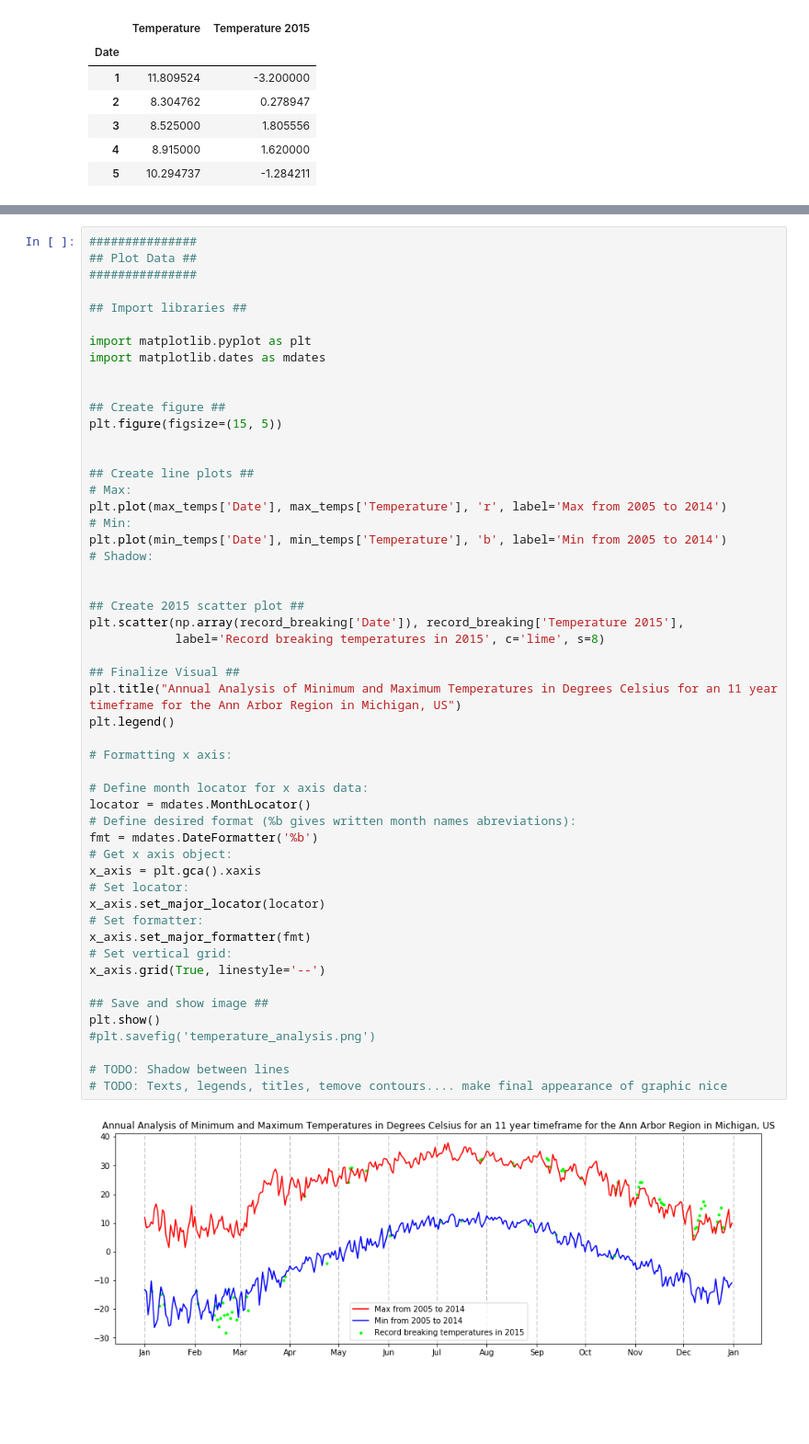
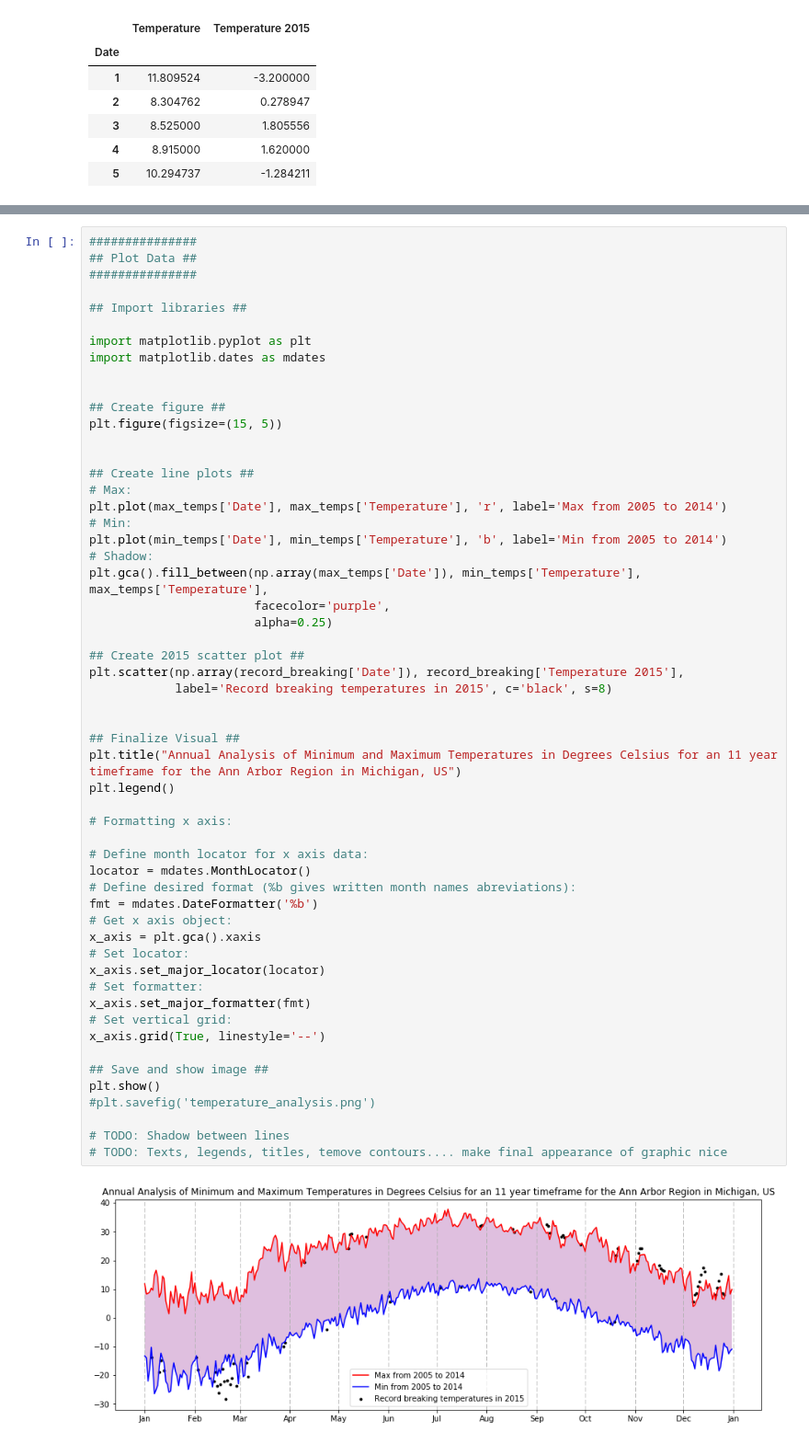
Before and after one commit to AndresColognesi/DS_DataVizProjects, a Jupyter notebook: A2_WeatherData/Assignment2.ipynb, the cells around one changed output, grey strips where cells are left out. Shown: that part at 92% size. Drawn from its saved outputs; the diff is of its cells as text; blank space fills up the shorter version.

Commit message:
feat: Add shadow between curves and change scatter color

```diff
--- a/A2_WeatherData/Assignment2.ipynb
+++ b/A2_WeatherData/Assignment2.ipynb
@@ -191,36 +191,39 @@ plt.plot(max_temps['Date'], max_temps['Temperature'], 'r', label='Max from 2005
 # Min:
 plt.plot(min_temps['Date'], min_temps['Temperature'], 'b', label='Min from 2005 to 2014')
 # Shadow:
-
+plt.gca().fill_between(np.array(max_temps['Date']), min_temps['Temperature'], max_temps['Temperature'],
+                       facecolor='purple',
+                       alpha=0.25)
 
 ## Create 2015 scatter plot ##
 plt.scatter(np.array(record_breaking['Date']), record_breaking['Temperature 2015'],
-            label='Record breaking temperatures in 2015', c='lime', s=8)
+            label='Record breaking temperatures in 2015', c='black', s=8)
+
 
 ## Finalize Visual ##
 plt.title("Annual Analysis of Minimum and Maximum Temperatures in Degrees Celsius for an 11 year timeframe for the Ann Arbor Region in Michigan, US")
 plt.legend()
 
 # Formatting x axis:
 
 # Define month locator for x axis data:
 locator = mdates.MonthLocator()
 # Define desired format (%b gives written month names abreviations):
 fmt = mdates.DateFormatter('%b')
 # Get x axis object:
 x_axis = plt.gca().xaxis
 # Set locator:
 x_axis.set_major_locator(locator)
 # Set formatter:
 x_axis.set_major_formatter(fmt)
 # Set vertical grid:
 x_axis.grid(True, linestyle='--')
 
 ## Save and show image ##
 plt.show()
 #plt.savefig('temperature_analysis.png')
 
 # TODO: Shadow between lines
 # TODO: Texts, legends, titles, temove contours.... make final appearance of graphic nice
 # %% [output]
-[figure, old version]
+[figure, new version]
```
